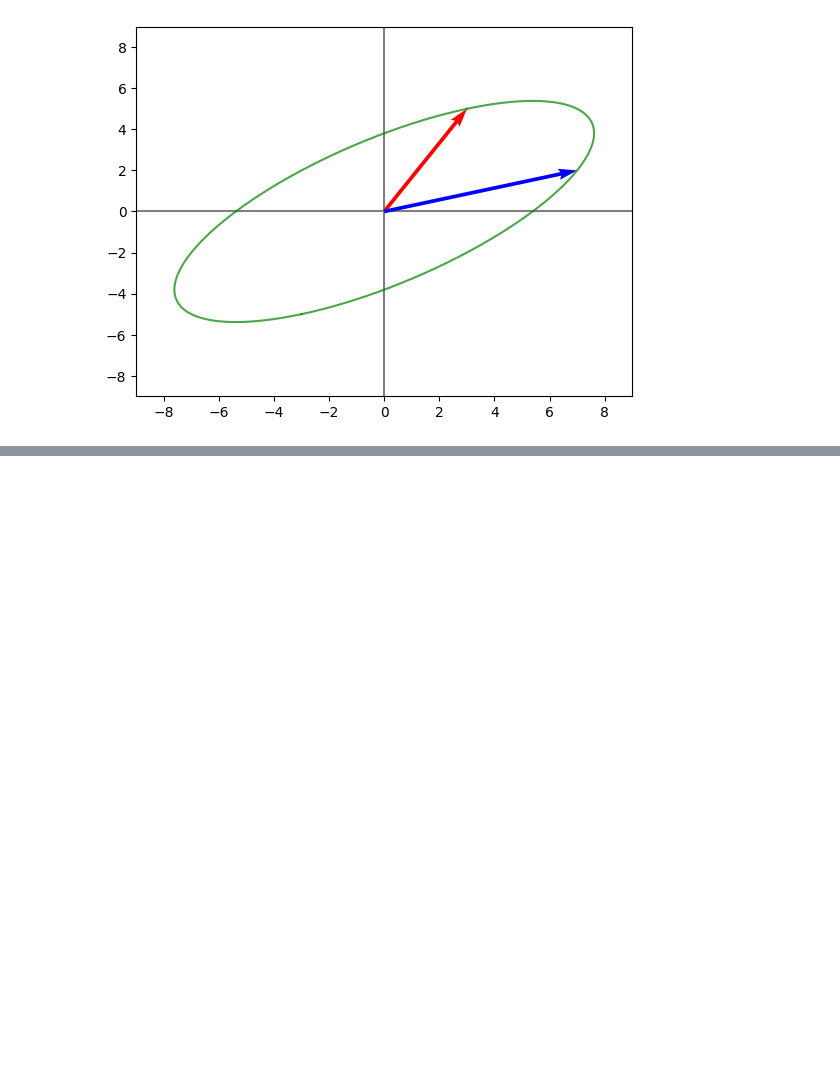
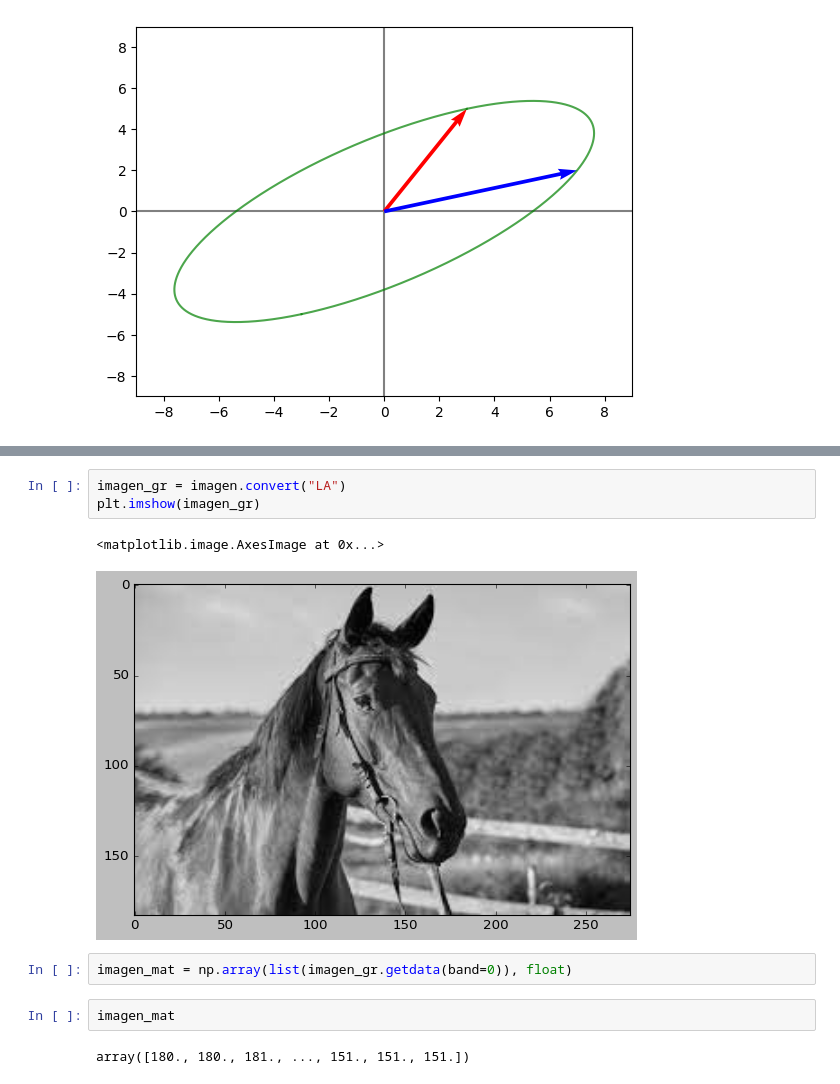
Before and after one commit to rodrigo2000m/apuntes_ML_python, a Jupyter notebook: algebra_lineal_en_ML.ipynb, the cells around one changed output, grey strips where cells are left out. Saved outputs shown, nothing was run; the diff lists cells and outputs as text; blank space fills up the shorter version.

```diff
--- a/algebra_lineal_en_ML.ipynb
+++ b/algebra_lineal_en_ML.ipynb
@@ -249,0 +263,12 @@ plt.show()
+# %%
+imagen_gr = imagen.convert("LA")
+plt.imshow(imagen_gr)
+# %% [output]
+<matplotlib.image.AxesImage at 0x...>
+[figure, added]
+# %%
+imagen_mat = np.array(list(imagen_gr.getdata(band=0)), float)
+# %%
+imagen_mat
+# %% [output]
+array([180., 180., 181., ..., 151., 151., 151.])
```
Also changed, not shown: parts of 28 cells of this notebook, 1 other file.
